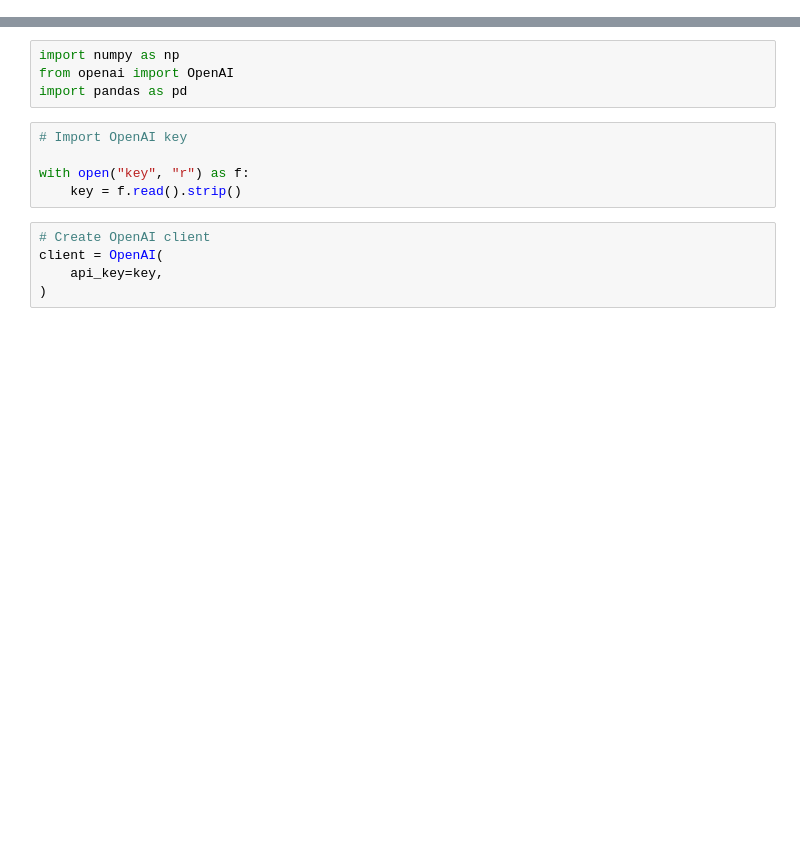
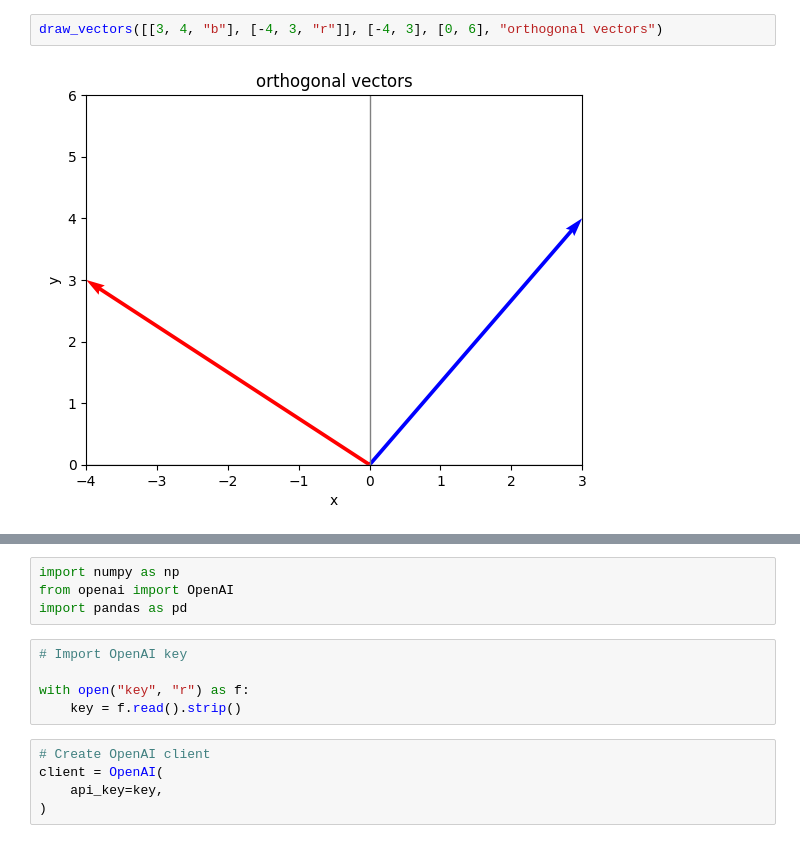
Before and after one commit to akornfellner/GAA_Embeddings, a Jupyter notebook: Embedding.ipynb, the cells around one changed output, grey strips where cells are left out. Cells and saved outputs as stored; diff of their text form; blank space fills up the shorter version.

```diff
--- a/Embedding.ipynb
+++ b/Embedding.ipynb
@@ -0,0 +50,4 @@
+# %%
+draw_vectors([[3, 4, "b"], [-4, 3, "r"]], [-4, 3], [0, 6], "orthogonal vectors")
+# %% [output]
+[figure, added]
```
Also changed, not shown: parts of 13 cells of this notebook, 4 other files.
